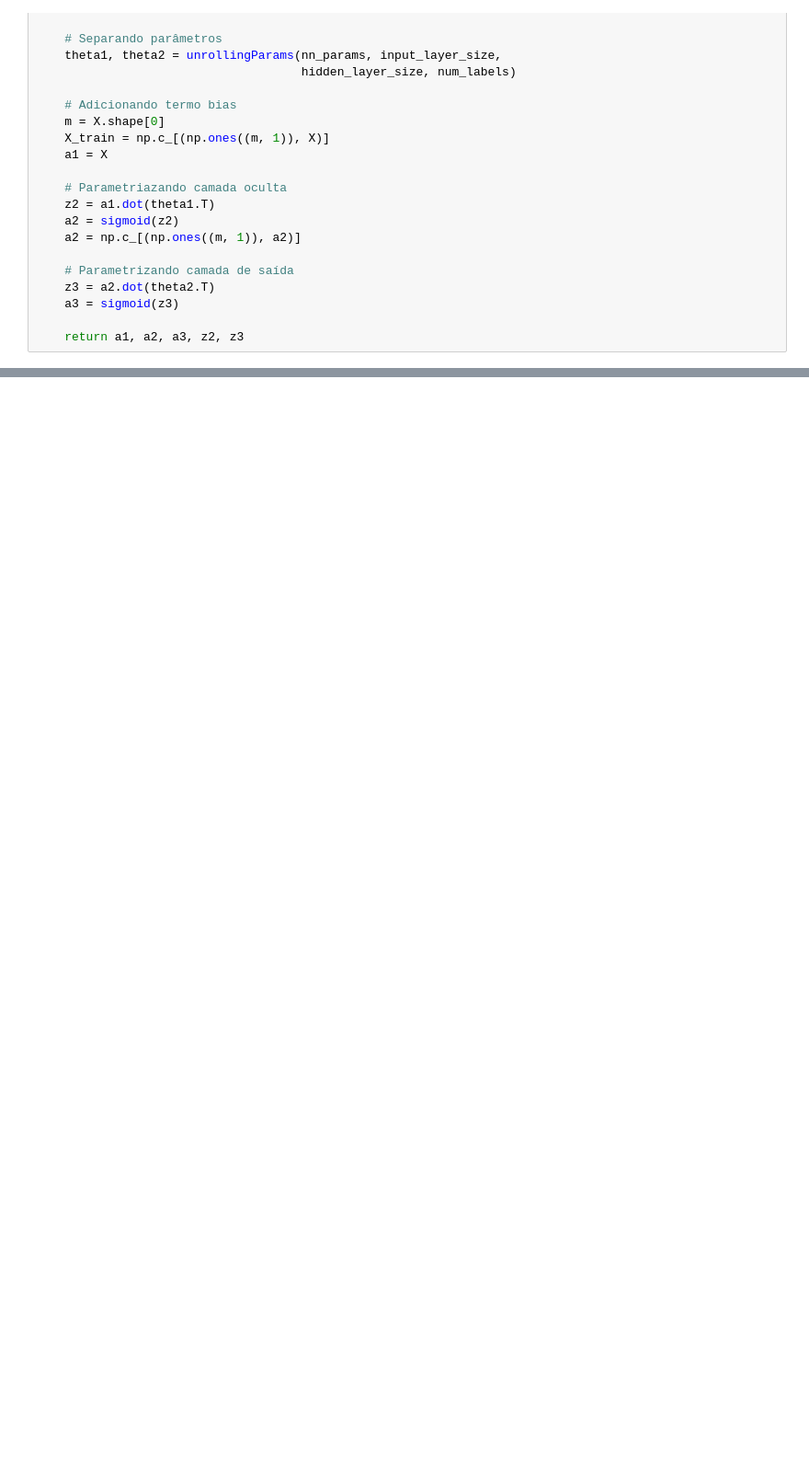
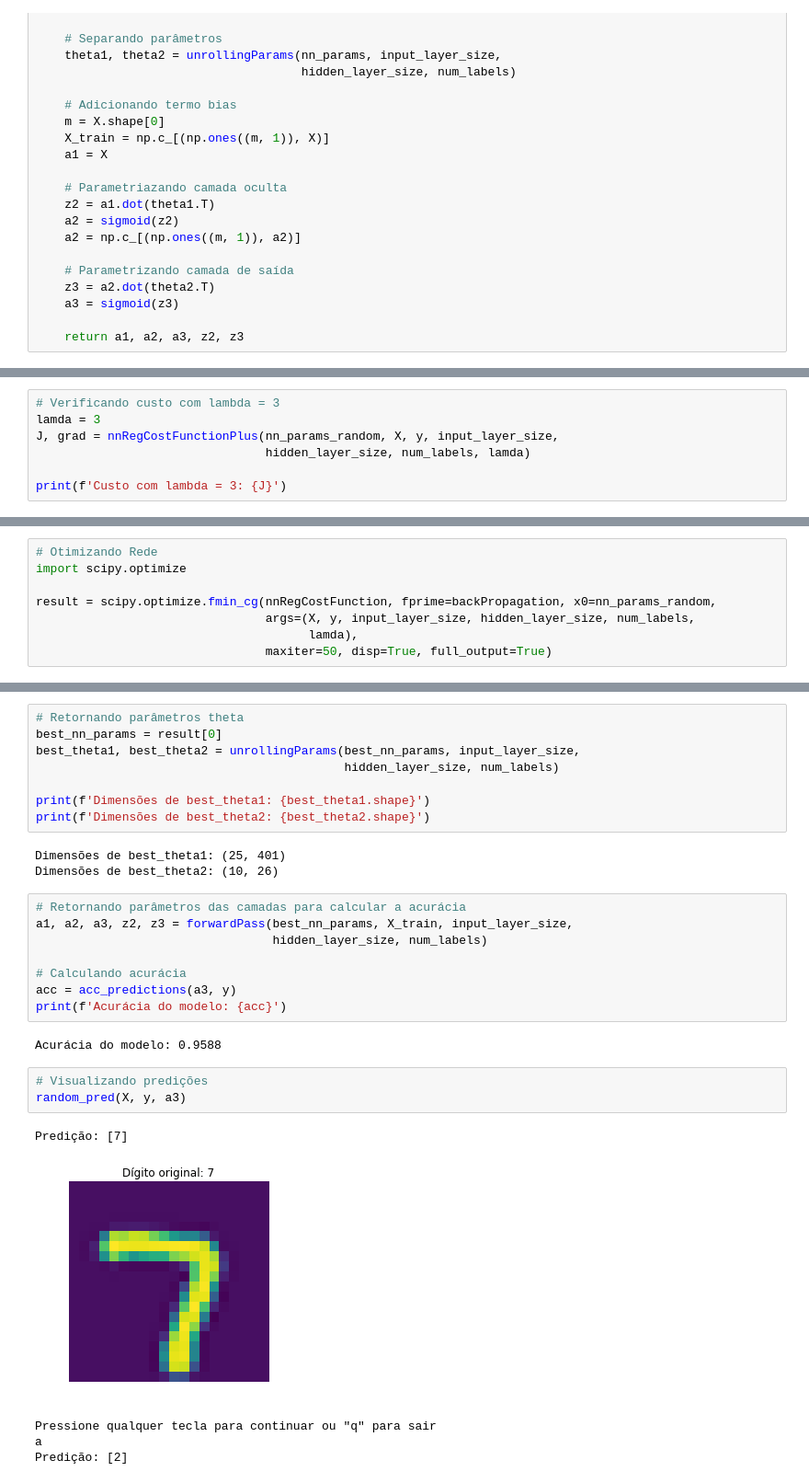
Before and after one commit to APILASTRI/coursera-stanford, a Jupyter notebook: machine-learning/exercises/machine-learning-ex4/ex4-python/ex4-python-complete.ipynb, the cells around one changed output, grey strips where cells are left out. Shown at 92% size. Cells and saved outputs as stored; diff of their text form; blank space fills up the shorter version.

Commit message:
Exercício 4 - Redes Neurais em Python (Back Propagation)

```diff
--- a/machine-learning/exercises/machine-learning-ex4/ex4-python/ex4-python-complete.ipynb
+++ b/machine-learning/exercises/machine-learning-ex4/ex4-python/ex4-python-complete.ipynb
@@ -1643,0 +1775,7 @@ theta2.shape
+# %%
+# Verificando custo com lambda = 3
+lamda = 3
+J, grad = nnRegCostFunctionPlus(nn_params_random, X, y, input_layer_size,
+                                hidden_layer_size, num_labels, lamda)
+
+print(f'Custo com lambda = 3: {J}')
@@ -1643,0 +1784,8 @@ theta2.shape
+# %%
+# Otimizando Rede
+import scipy.optimize
+
+result = scipy.optimize.fmin_cg(nnRegCostFunction, fprime=backPropagation, x0=nn_params_random,
+                                args=(X, y, input_layer_size, hidden_layer_size, num_labels,
+                                      lamda),
+                                maxiter=50, disp=True, full_output=True)
@@ -1643,0 +1804,30 @@ theta2.shape
+# %%
+# Retornando parâmetros theta
+best_nn_params = result[0]
+best_theta1, best_theta2 = unrollingParams(best_nn_params, input_layer_size,
+                                           hidden_layer_size, num_labels)
+
+print(f'Dimensões de best_theta1: {best_theta1.shape}')
+print(f'Dimensões de best_theta2: {best_theta2.shape}')
+# %% [output]
+Dimensões de best_theta1: (25, 401)
+Dimensões de best_theta2: (10, 26)
+# %%
+# Retornando parâmetros das camadas para calcular a acurácia
+a1, a2, a3, z2, z3 = forwardPass(best_nn_params, X_train, input_layer_size,
+                                 hidden_layer_size, num_labels)
+
+# Calculando acurácia
+acc = acc_predictions(a3, y)
+print(f'Acurácia do modelo: {acc}')
+# %% [output]
+Acurácia do modelo: 0.9588
+# %%
+# Visualizando predições
+random_pred(X, y, a3)
+# %% [output]
+Predição: [7]
+[figure, added]
+Pressione qualquer tecla para continuar ou "q" para sair
+a
+Predição: [2]
```
Also changed, not shown: parts of 129 cells of this notebook.
